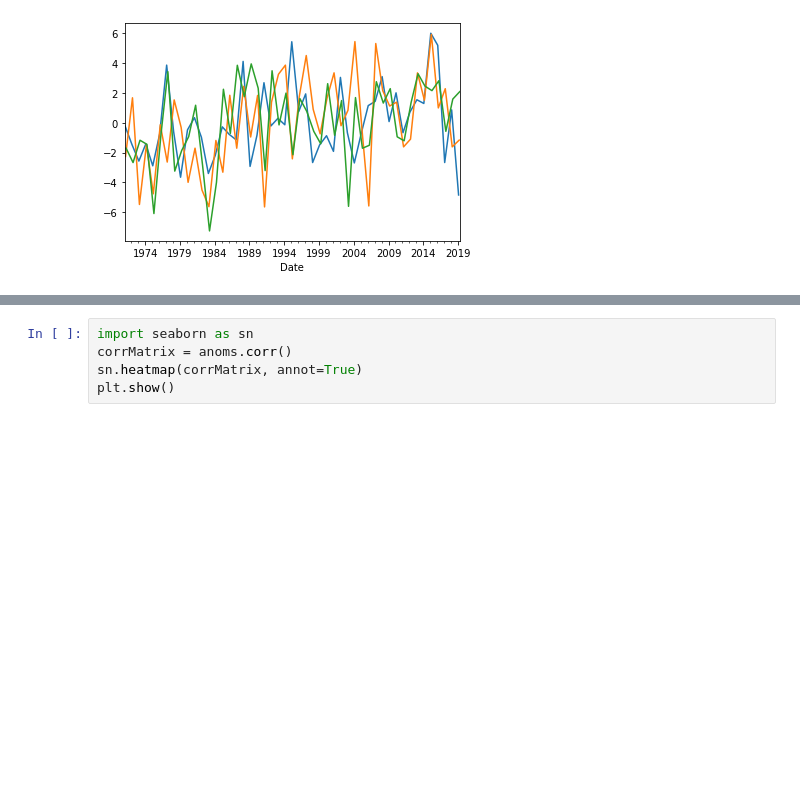
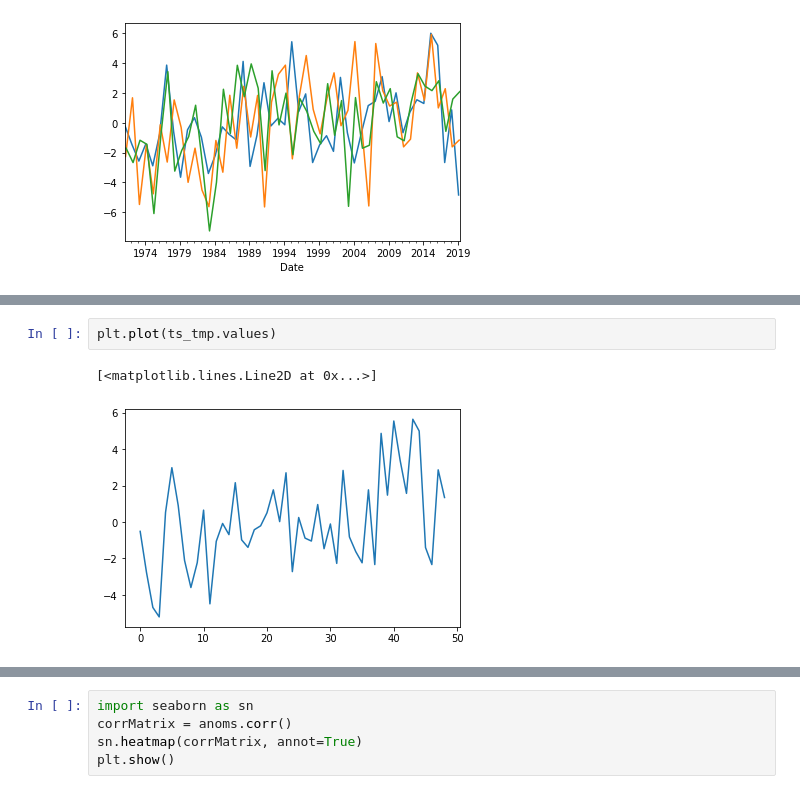
Before and after one commit to mariannecowherd/CSSLtimeseries, a Jupyter notebook: scripts/cssldata.ipynb, the cells around one changed output, grey strips where cells are left out. Cells and saved outputs as stored; diff of their text form; blank space fills up the shorter version.

```diff
--- a/scripts/cssldata.ipynb
+++ b/scripts/cssldata.ipynb
@@ -541,0 +545,5 @@ for i in range(1,13):
+# %%
+plt.plot(ts_tmp.values)
+# %% [output]
+[<matplotlib.lines.Line2D at 0x...>]
+[figure, added]
```
Also changed, not shown: parts of 6 cells of this notebook.
